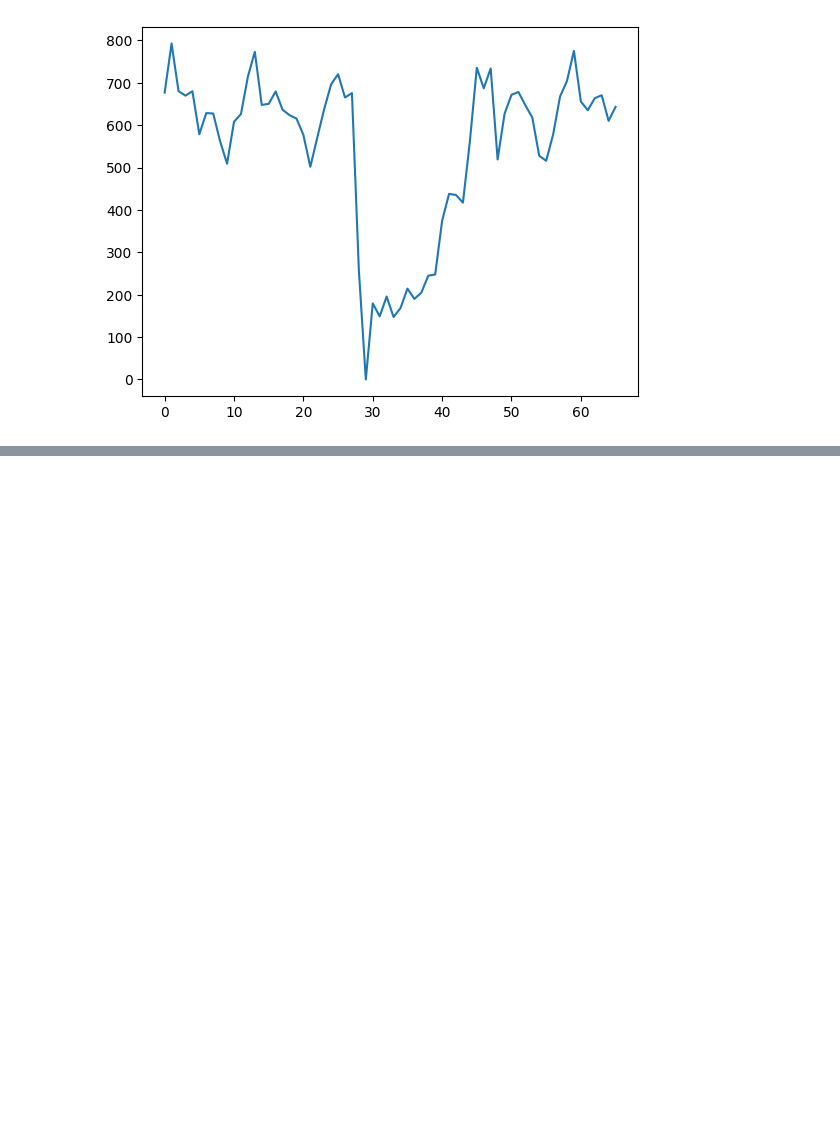
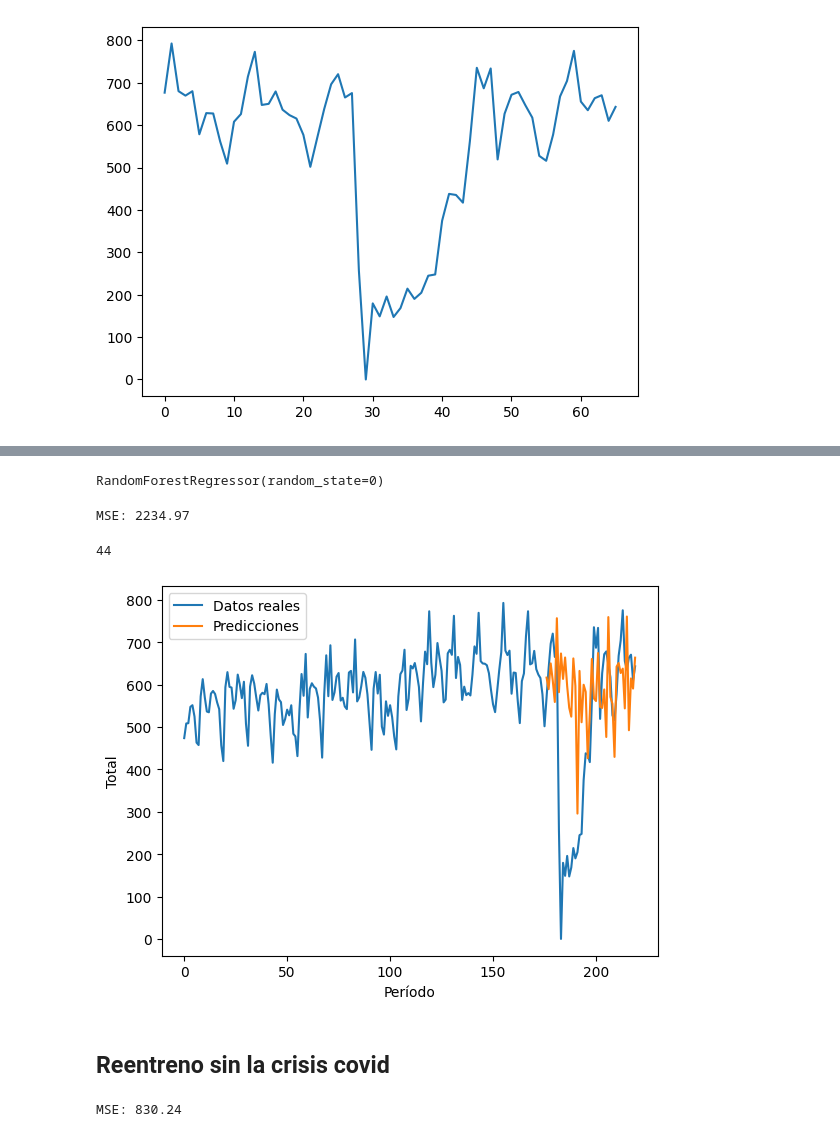
Before and after one commit to dfvinxu/desafio_data, a Jupyter notebook: data/madrid/Viajeros pernoctaciones/nacional_madrid.ipynb, the cells around one changed output, grey strips where cells are left out. Drawn from its saved outputs; the diff is of its cells as text; code cells hidden in the pictures; blank space fills up the shorter version.

Commit message:
Random Forest train

```diff
--- a/data/madrid/Viajeros pernoctaciones/nacional_madrid.ipynb
+++ b/data/madrid/Viajeros pernoctaciones/nacional_madrid.ipynb
@@ -369,0 +379,5 @@ plt.plot(test.values)
+# %%
+# Extrae las columnas de mes, año y día
+df_pernoctaciones['Mes'] = df_pernoctaciones['Periodo'].dt.month
+df_pernoctaciones['Año'] = df_pernoctaciones['Periodo'].dt.year
+df_pernoctaciones['Día'] = df_pernoctaciones['Periodo'].dt.day
@@ -369,0 +400,55 @@ plt.plot(test.values)
+# %%
+from sklearn.model_selection import train_test_split
+from sklearn.ensemble import RandomForestRegressor
+
+
+
+# Define la variable objetivo y las variables independientes
+X = df_pernoctaciones.drop(['Total', 'Periodo'], axis=1)
+y = df_pernoctaciones['Total']
+
+# Divide los datos en conjuntos de entrenamiento y prueba
+X_train, X_test, y_train, y_test = train_test_split(X, y, test_size=0.2, random_state=0)
+# %%
+
+# Crea un modelo de Random Forest
+rf = RandomForestRegressor(n_estimators=100, random_state=0)
+
+# Entrena el modelo utilizando el conjunto de entrenamiento
+rf.fit(X_train, y_train)
+# %% [output]
+RandomForestRegressor(random_state=0)
+# %%
+
+# Genera predicciones para el conjunto de prueba
+y_pred = rf.predict(X_test)
+# %%
+
+from sklearn.metrics import mean_squared_error
+
+# Calcula el error cuadrático medio (MSE)
+mse = mean_squared_error(y_test, y_pred)
+
+# Muestra el resultado
+print(f'MSE: {mse:.2f}')
+# %% [output]
+MSE: 2234.97
+# %%
+len(y_pred)
+# %% [output]
+44
+# %%
+
+
+data = pd.DataFrame({'Datos reales': df_pernoctaciones['Total'], 'Predicciones': pd.Series(y_pred, index=df_pernoctaciones.index[-len(y_pred):])})
+
+data.plot()
+
+plt.xlabel('Período')
+plt.ylabel('Total')
+
+plt.show()
+# %% [output]
+[figure, added]
+# %% [markdown]
+## Reentreno sin la crisis covid
@@ -369,0 +459,15 @@ plt.plot(test.values)
+# %%
+X = df_pernoctacion_cortado.drop(['Total', 'Periodo'], axis=1)
+y = df_pernoctacion_cortado['Total']
+
+X_train, X_test, y_train, y_test = train_test_split(X, y, test_size=0.2, random_state=0)
+rf = RandomForestRegressor(n_estimators=100, random_state=0)
+
+rf.fit(X_train, y_train)
+y_pred_cortado = rf.predict(X_test)
+
+mse = mean_squared_error(y_test, y_pred_cortado)
+
+print(f'MSE: {mse:.2f}')
+# %% [output]
+MSE: 830.24
```
Also changed, not shown: parts of 15 cells of this notebook.
